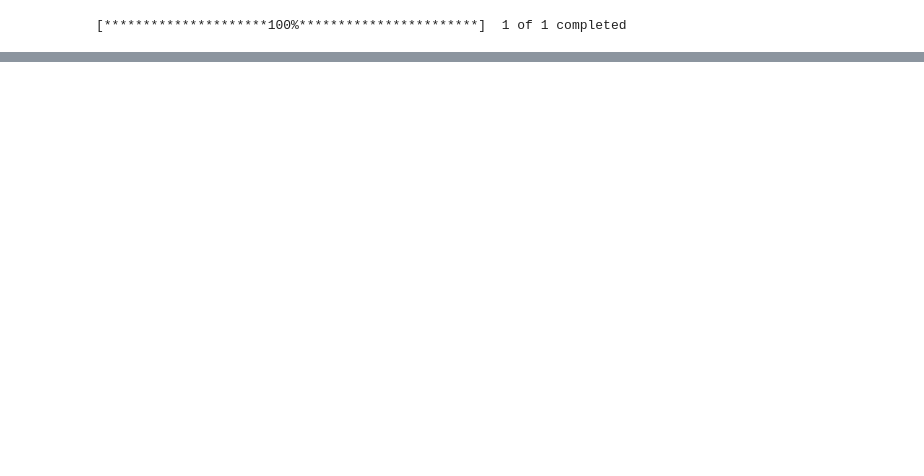
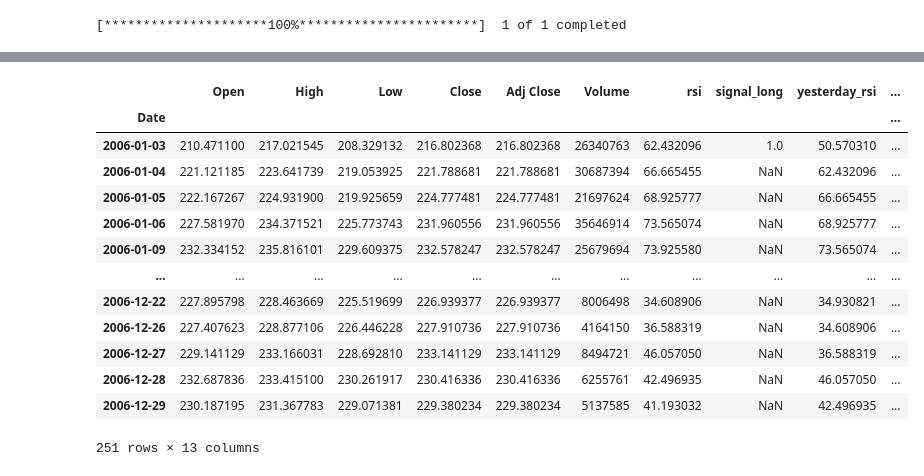
Before and after one commit to SlenderShield/Algorithmic_Trading_Python, a Jupyter notebook: learn.ipynb, the cells around one changed output, grey strips where cells are left out. Drawn from its saved outputs; the diff is of its cells as text; code cells hidden in the pictures; blank space fills up the shorter version.

```diff
--- a/learn.ipynb
+++ b/learn.ipynb
@@ -86,0 +83,34 @@ plt.show()
+# %%
+# We define the strategy to take a long buy or short sell
+# We define a threshold
+overbuy = 70
+neutral_buy = 55
+
+# Put nan values for the signal long columns
+data['signal_long'] = np.nan
+data['yesterday_rsi'] = data['rsi'].shift(1)
+
+# we define a Open long signal(RSI yes<55 and RSI today>55)
+data.loc[(data['rsi'] > neutral_buy ) & (data['yesterday_rsi']< neutral_buy),"signal_long"] = 1
+# We define a Close long signal(RSI yes>55 and RSI today<55) False signal
+data.loc[(data['rsi'] < neutral_buy ) & (data['yesterday_rsi'] > neutral_buy),"signal_long"] = 0
+
+# We need to define the Close Long signal(Rsi yes>70 and RSI today<70) Over buy signal
+data.loc[(data['rsi'] < overbuy ) & (data['yesterday_rsi'] > overbuy),'signal_long'] = 0
+# %%
+data['2006']
+# %% [output]
+|  | Open | High | Low | Close | Adj Close | Volume | rsi | signal_long | yesterday_rsi | ... |
+| Date |  |  |  |  |  |  |  |  |  | ... |
+| 2006-01-03 | 210.471100 | 217.021545 | 208.329132 | 216.802368 | 216.802368 | 26340763 | 62.432096 | 1.0 | 50.570310 | ... |
+| 2006-01-04 | 221.121185 | 223.641739 | 219.053925 | 221.788681 | 221.788681 | 30687394 | 66.665455 | NaN | 62.432096 | ... |
+| 2006-01-05 | 222.167267 | 224.931900 | 219.925659 | 224.777481 | 224.777481 | 21697624 | 68.925777 | NaN | 66.665455 | ... |
+| 2006-01-06 | 227.581970 | 234.371521 | 225.773743 | 231.960556 | 231.960556 | 35646914 | 73.565074 | NaN | 68.925777 | ... |
+| 2006-01-09 | 232.334152 | 235.816101 | 229.609375 | 232.578247 | 232.578247 | 25679694 | 73.925580 | NaN | 73.565074 | ... |
+| ... | ... | ... | ... | ... | ... | ... | ... | ... | ... | ... |
+| 2006-12-22 | 227.895798 | 228.463669 | 225.519699 | 226.939377 | 226.939377 | 8006498 | 34.608906 | NaN | 34.930821 | ... |
+| 2006-12-26 | 227.407623 | 228.877106 | 226.446228 | 227.910736 | 227.910736 | 4164150 | 36.588319 | NaN | 34.608906 | ... |
+| 2006-12-27 | 229.141129 | 233.166031 | 228.692810 | 233.141129 | 233.141129 | 8494721 | 46.057050 | NaN | 36.588319 | ... |
+| 2006-12-28 | 232.687836 | 233.415100 | 230.261917 | 230.416336 | 230.416336 | 6255761 | 42.496935 | NaN | 46.057050 | ... |
+| 2006-12-29 | 230.187195 | 231.367783 | 229.071381 | 229.380234 | 229.380234 | 5137585 | 41.193032 | NaN | 42.496935 | ... |
+251 rows × 13 columns
```
Also changed, not shown: parts of 10 cells of this notebook, 1 other file.
